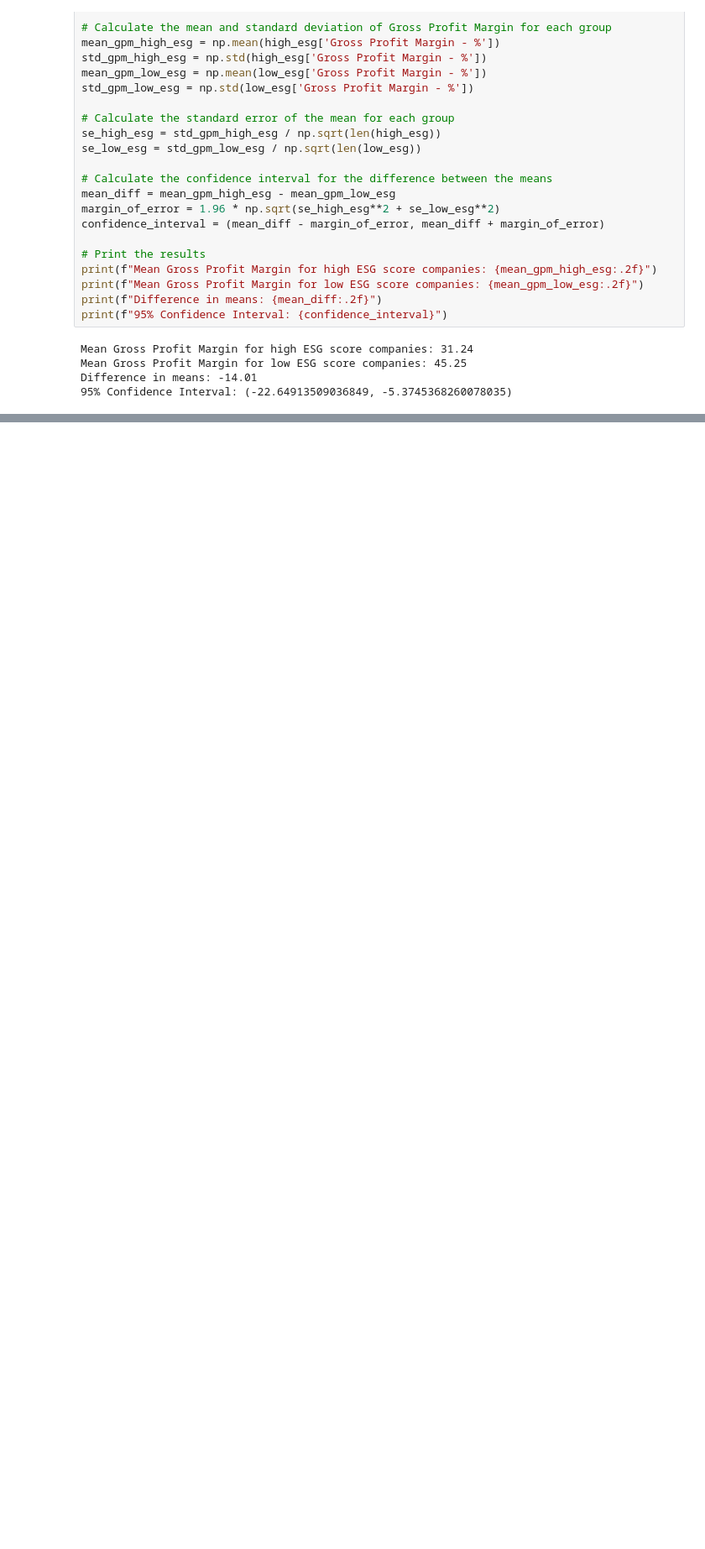
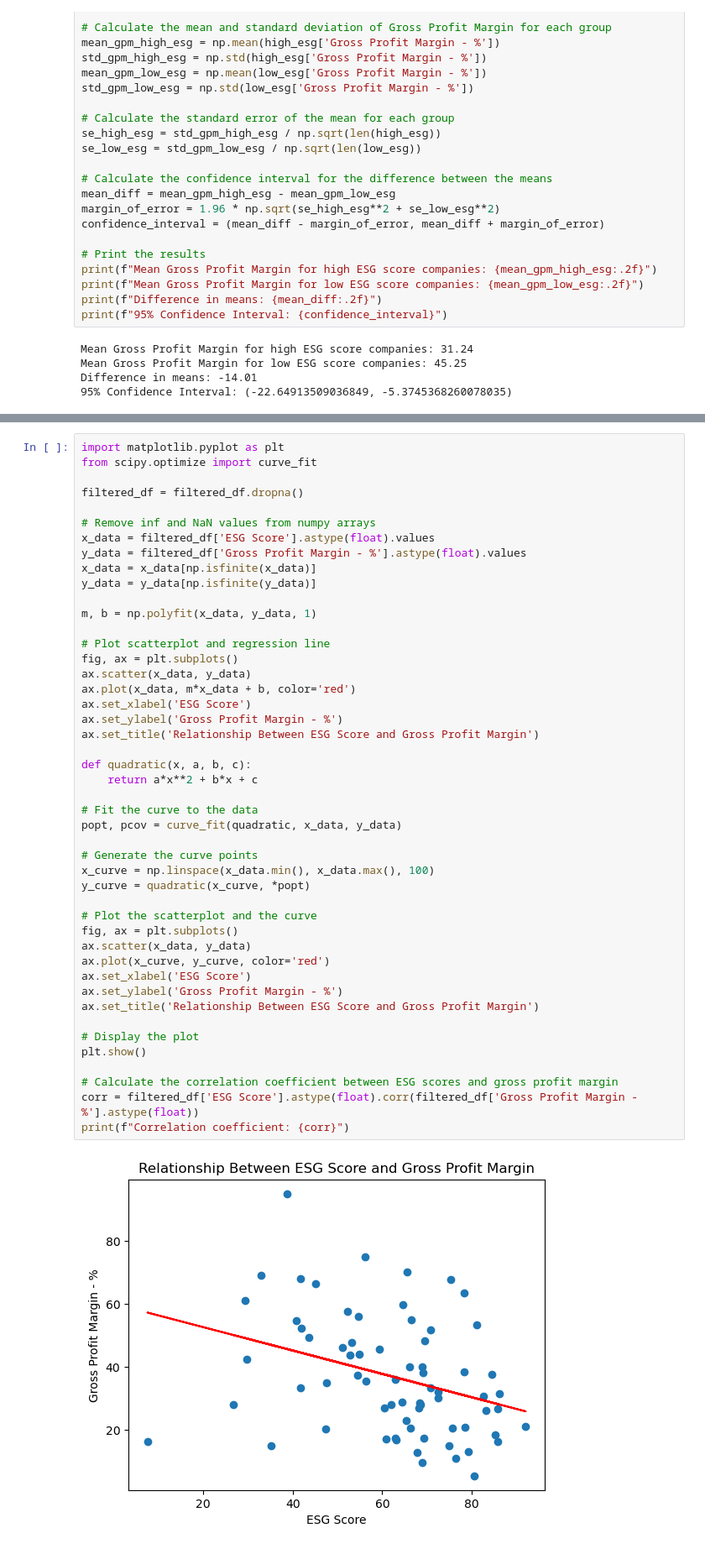
Before and after one commit to zoeychenrui/CS-216-Project, a Jupyter notebook: Corporate Sustainbility.ipynb, the cells around one changed output, grey strips where cells are left out. Shown at 84% size. Cells and saved outputs as stored; diff of their text form; blank space fills up the shorter version.

```diff
--- a/Corporate Sustainbility.ipynb
+++ b/Corporate Sustainbility.ipynb
@@ -275,0 +300,48 @@ Difference in means: -14.01
+# %%
+import matplotlib.pyplot as plt
+from scipy.optimize import curve_fit
+
+filtered_df = filtered_df.dropna()
+
+# Remove inf and NaN values from numpy arrays
+x_data = filtered_df['ESG Score'].astype(float).values
+y_data = filtered_df['Gross Profit Margin - %'].astype(float).values
+x_data = x_data[np.isfinite(x_data)]
+y_data = y_data[np.isfinite(y_data)]
+
+m, b = np.polyfit(x_data, y_data, 1)
+
+# Plot scatterplot and regression line
+fig, ax = plt.subplots()
+ax.scatter(x_data, y_data)
+ax.plot(x_data, m*x_data + b, color='red')
+ax.set_xlabel('ESG Score')
+ax.set_ylabel('Gross Profit Margin - %')
+ax.set_title('Relationship Between ESG Score and Gross Profit Margin')
+
+def quadratic(x, a, b, c):
+    return a*x**2 + b*x + c
+
+# Fit the curve to the data
+popt, pcov = curve_fit(quadratic, x_data, y_data)
+
+# Generate the curve points
+x_curve = np.linspace(x_data.min(), x_data.max(), 100)
+y_curve = quadratic(x_curve, *popt)
+
+# Plot the scatterplot and the curve
+fig, ax = plt.subplots()
+ax.scatter(x_data, y_data)
+ax.plot(x_curve, y_curve, color='red')
+ax.set_xlabel('ESG Score')
+ax.set_ylabel('Gross Profit Margin - %')
+ax.set_title('Relationship Between ESG Score and Gross Profit Margin')
+
+# Display the plot
+plt.show()
+
+# Calculate the correlation coefficient between ESG scores and gross profit margin
+corr = filtered_df['ESG Score'].astype(float).corr(filtered_df['Gross Profit Margin - %'].astype(float))
+print(f"Correlation coefficient: {corr}")
+# %% [output]
+[figure, added]
```
Also changed, not shown: parts of 7 cells of this notebook.
